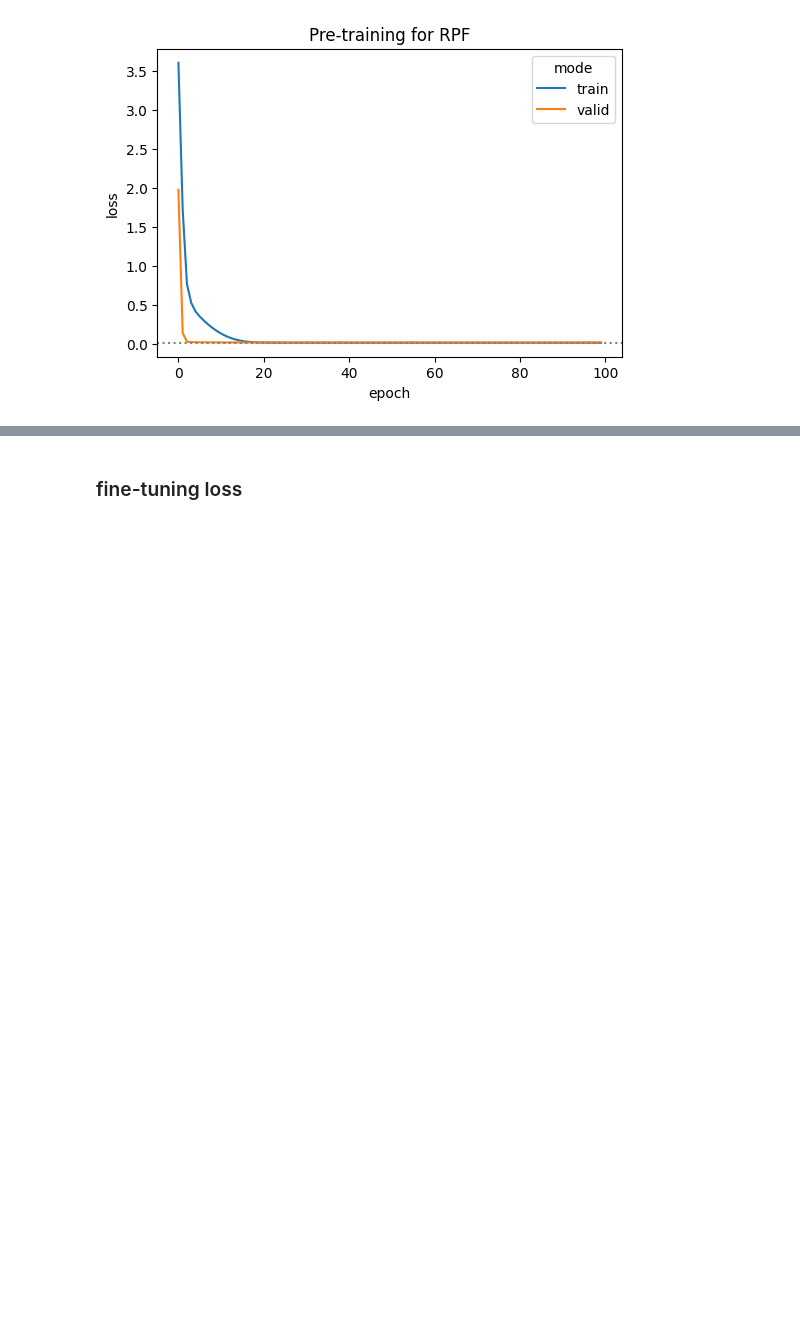
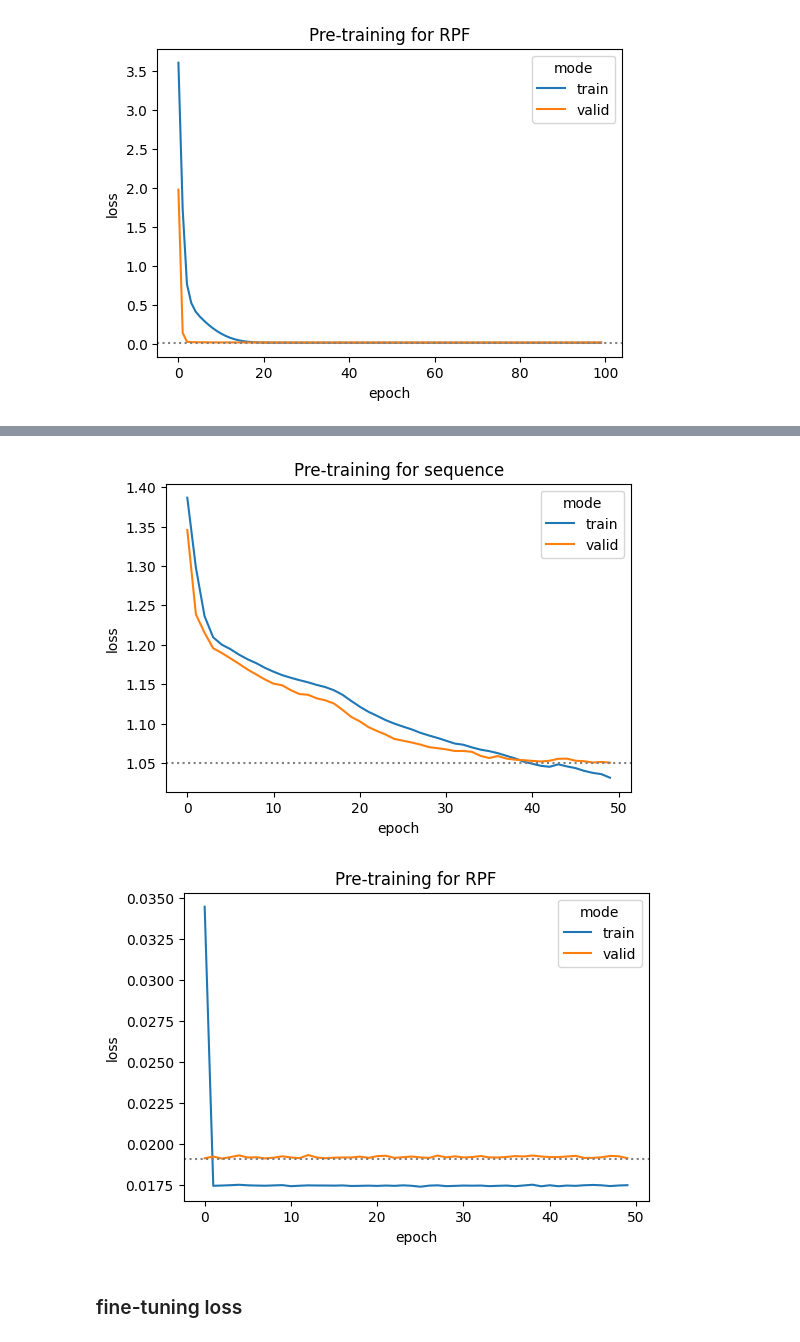
Before and after one commit to Chunfu-Shawn/Translation_Model, a Jupyter notebook: test_model.ipynb, the cells around one changed output, grey strips where cells are left out. Saved outputs shown, nothing was run; the diff lists cells and outputs as text; code cells hidden in the pictures; blank space fills up the shorter version.

```diff
--- a/test_model.ipynb
+++ b/test_model.ipynb
@@ -454,3 +444,9 @@ pretrain_loss_plot(log_dir + "ribomodel_8h_256.max_2000.less_seq_pred.MTL.0.0005
+# %%
+pretrain_loss_plot(log_dir + "ribomodel_16h_512.max_2000.TTL.0.001.0.2.5.epoch_data.json",
+                  figure_dir, ['seq', 'count'])
+# %% [output]
+[figure, added]
+[figure, added]
 # %% [markdown]
 ### fine-tuning loss
 # %%
```
Also changed, not shown: parts of 13 cells of this notebook, 18 other files.
